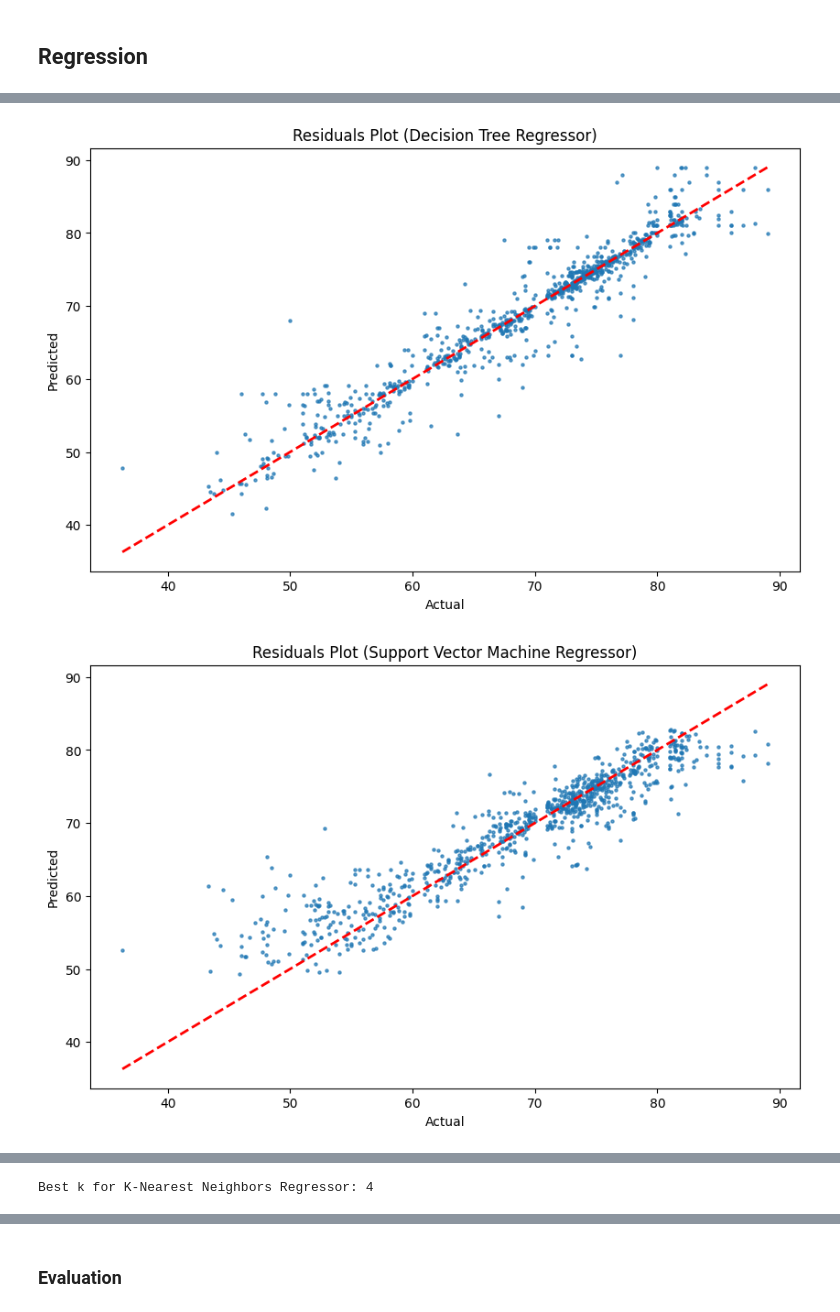
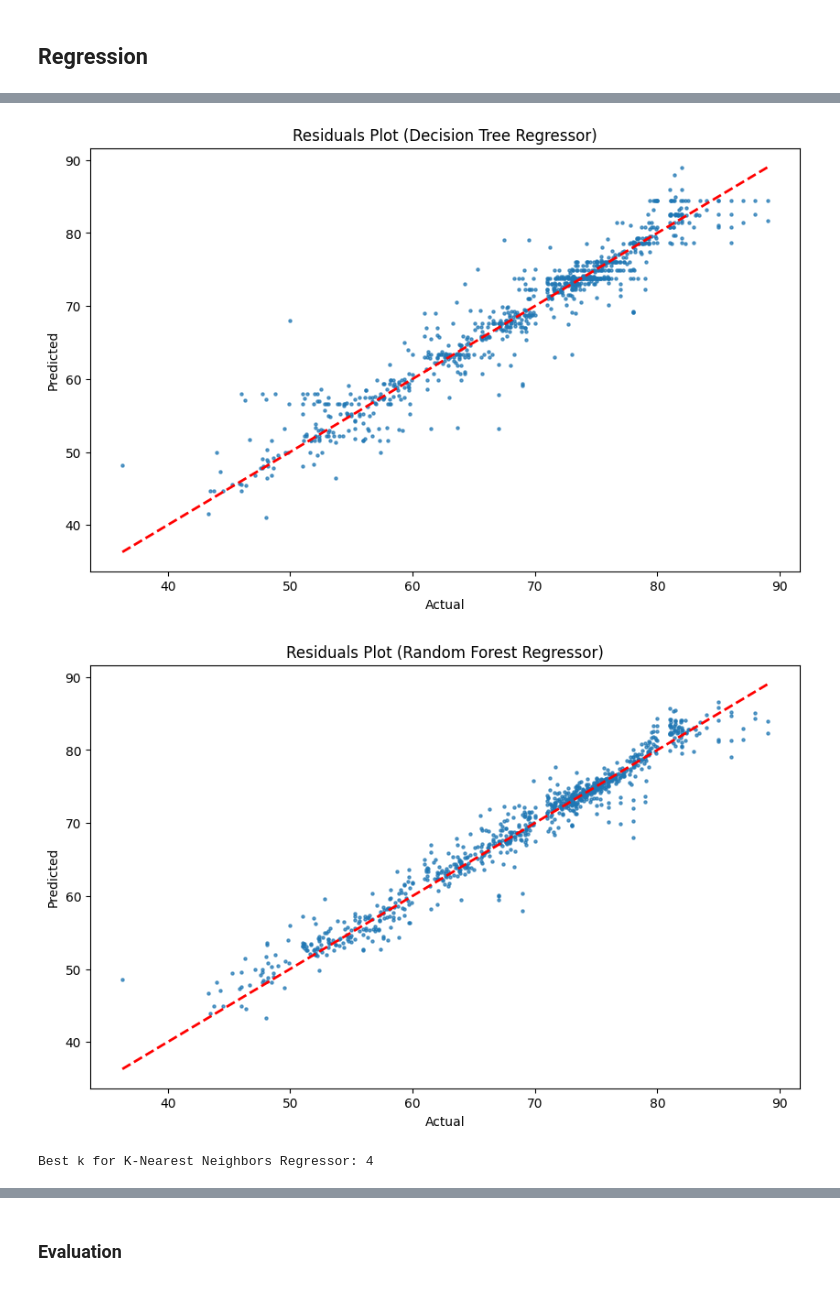
Before and after one commit to davidmarsoni/ml-project, a Jupyter notebook: Mini-Project/Mini-Project DM_ZF.ipynb, the cells around one changed output, grey strips where cells are left out. Drawn from its saved outputs; the diff is of its cells as text; code cells hidden in the pictures.

```diff
--- a/Mini-Project/Mini-Project DM_ZF.ipynb
+++ b/Mini-Project/Mini-Project DM_ZF.ipynb
@@ -736,43 +789,33 @@ def evaluate_regressor(model, model_name, regression_results, show_normalized=Tr
 
     return regression_results
 # %%
-from sklearn.tree import DecisionTreeRegressor
-from sklearn.svm import SVR
-from sklearn.ensemble import RandomForestRegressor
-from sklearn.linear_model import Ridge
-from sklearn.preprocessing import PolynomialFeatures
-
-
 # Linear Regression
 model = LinearRegression()
 regression_results = evaluate_regressor(model, 'Linear Regression', regression_results)
 # Polynomial Regression
 poly = PolynomialFeatures(degree=3)
 model = Ridge(alpha=1.0)
 
 regression_results = evaluate_regressor(
     model,
     'Polynomial Ridge Regression',
     regression_results,
     transformer=poly
 )
 # Decision Tree Regressor
-model = DecisionTreeRegressor()
+model = DecisionTreeRegressor(max_depth=10)
 regression_results = evaluate_regressor(model, 'Decision Tree Regressor', regression_results)
-# Support Vector Machine Regressor
-model = SVR()
-regression_results = evaluate_regressor(model, 'Support Vector Machine Regressor', regression_results)
 # Random Forest Regressor
 model = RandomForestRegressor(n_estimators=result[0])
 regression_results = evaluate_regressor(model, 'Random Forest Regressor', regression_results)
-
 # K-Nearest Neighbors Regressor
 result = find_best_k(features, target, range(1, 21), is_regression=True)
 model = KNeighborsRegressor(n_neighbors=result[0])
 print(f"Best k for K-Nearest Neighbors Regressor: {result[0]}")
 regression_results = evaluate_regressor(model, 'K-Nearest Neighbors Regressor', regression_results)
 # %% [output]
 [figure]
 [figure]
-[figure, old version]
+[figure, new version]
-[figure, old version]
+[figure, new version]
+Best k for K-Nearest Neighbors Regressor: 4
@@ -780 +822,0 @@ regression_results = evaluate_regressor(model, 'K-Nearest Neighbors Regressor',
-Best k for K-Nearest Neighbors Regressor: 4
```
Also changed, not shown: parts of 19 cells of this notebook, 1 other file.
